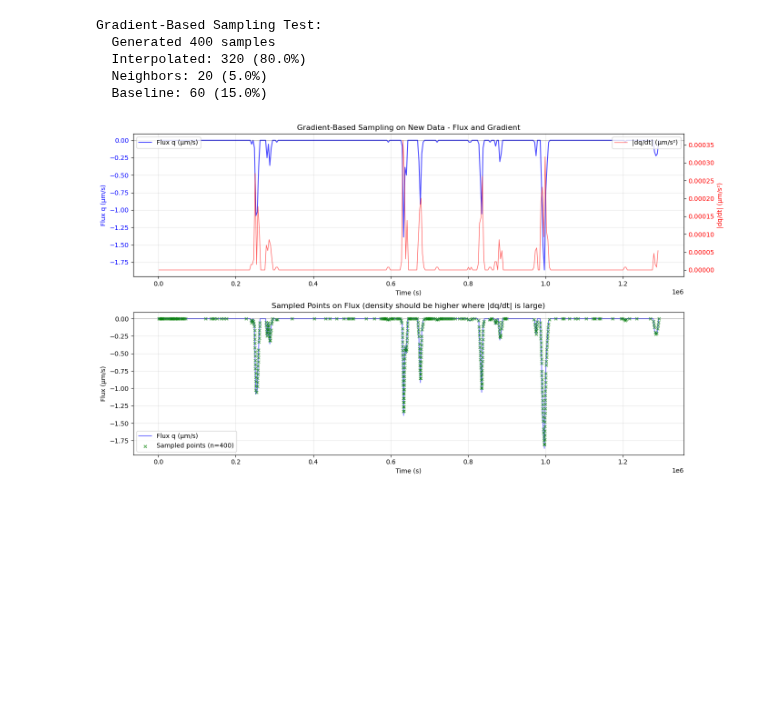
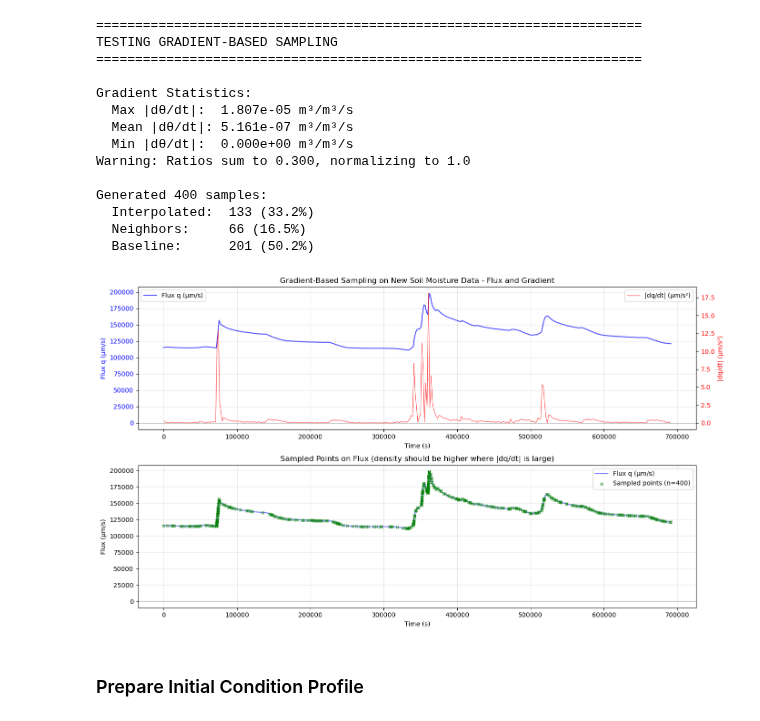
Before and after one commit to WqgJing/SMAP-Recharge-Flux, a Jupyter notebook: notebooks/finetune_example.ipynb, the cells around one changed output. Saved outputs shown, nothing was run; the diff lists cells and outputs as text; code cells hidden in the pictures; blank space fills up the shorter version.

```diff
--- a/notebooks/finetune_example.ipynb
+++ b/notebooks/finetune_example.ipynb
@@ -110,44 +220,68 @@ Data stats:
 # %%
-# Visualize gradient-based sampling on new data
-from src.gradient_based_sampling import gradient_based_sampling, visualize_gradient_sampling
+# ============================================================================
+# TEST GRADIENT-BASED SAMPLING ON NEW DATA
+# ============================================================================
 
-q0_times_t = torch.tensor(new_q0_data[0], dtype=torch.float32).to(device)
-q0_values_t = torch.tensor(new_q0_data[1], dtype=torch.float32).to(device)
+print("\n" + "="*70)
+print("TESTING GRADIENT-BASED SAMPLING")
+print("="*70)
 
-# Test gradient-based sampling on new data
+# Convert to tensors
+theta0_times_t = torch.tensor(theta0_times, dtype=torch.float32).to(device)
+theta0_values_t = torch.tensor(theta0_values, dtype=torch.float32).to(device)
+
+# Compute gradients
+gradient_weights, gradients = compute_gradient_weights(theta0_times_t, theta0_values_t, device)
+
+print(f"\nGradient Statistics:")
+print(f"  Max |dθ/dt|:  {gradients.abs().max().item():.3e} m³/m³/s")
+print(f"  Mean |dθ/dt|: {gradients.abs().mean().item():.3e} m³/m³/s")
+print(f"  Min |dθ/dt|:  {gradients.abs().min().item():.3e} m³/m³/s")
+
+# Test sampling
 t_bc_test, sample_info = gradient_based_sampling(
-    q0_times_t,
-    q0_values_t,
+    theta0_times_t,
+    theta0_values_t,
     batch_size_bc=400,
     device=device,
     use_interpolation=True,
-    interp_ratio=0.80,
+    interp_ratio=0.10,
     neighbor_ratio=0.05,
     baseline_ratio=0.15,
     neighbor_expansion=2,
     gradient_threshold=0.7,
     power=2.0
 )
 
-print(f"\nGradient-Based Sampling Test:")
-print(f"  Generated {len(t_bc_test)} samples")
-print(f"  Interpolated: {sample_info['n_interp_samples']} ({sample_info['actual_ratios']['interp']*100:.1f}%)")
-print(f"  Neighbors: {sample_info['n_neighbor_samples']} ({sample_info['actual_ratios']['neighbor']*100:.1f}%)")
-print(f"  Baseline: {sample_info['n_baseline_samples']} ({sample_info['actual_ratios']['baseline']*100:.1f}%)")
+print(f"\nGenerated {len(t_bc_test)} samples:")
+print(f"  Interpolated:  {sample_info['n_interp_samples']} ({sample_info['actual_ratios']['interp']*100:.1f}%)")
+print(f"  Neighbors:     {sample_info['n_neighbor_samples']} ({sample_info['actual_ratios']['neighbor']*100:.1f}%)")
+print(f"  Baseline:      {sample_info['n_baseline_samples']} ({sample_info['actual_ratios']['baseline']*100:.1f}%)")
 
 # Visualize
 visualize_gradient_sampling(
-    q0_times_t,
-    q0_values_t,
+    theta0_times_t,
+    theta0_values_t,
     t_bc_test,
     sample_info,
-    title='Gradient-Based Sampling on New Data'
+    title='Gradient-Based Sampling on New Soil Moisture Data'
 )
 plt.show()
 # %% [output]
-Gradient-Based Sampling Test:
-  Generated 400 samples
-  Interpolated: 320 (80.0%)
-  Neighbors: 20 (5.0%)
-  Baseline: 60 (15.0%)
+======================================================================
+TESTING GRADIENT-BASED SAMPLING
+======================================================================
+
+Gradient Statistics:
+  Max |dθ/dt|:  1.807e-05 m³/m³/s
+  Mean |dθ/dt|: 5.161e-07 m³/m³/s
+  Min |dθ/dt|:  0.000e+00 m³/m³/s
+Warning: Ratios sum to 0.300, normalizing to 1.0
+
+Generated 400 samples:
+  Interpolated:  133 (33.2%)
+  Neighbors:     66 (16.5%)
+  Baseline:      201 (50.2%)
-[figure, old version]
+[figure, new version]
+# %% [markdown]
+### Prepare Initial Condition Profile
```
Also changed, not shown: parts of 21 cells of this notebook, 4 other files.
